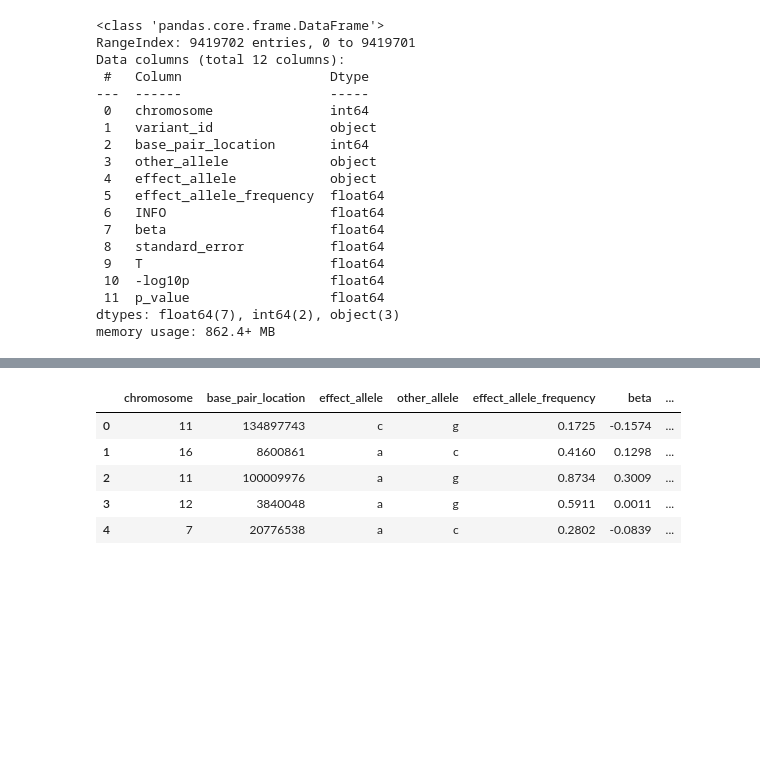
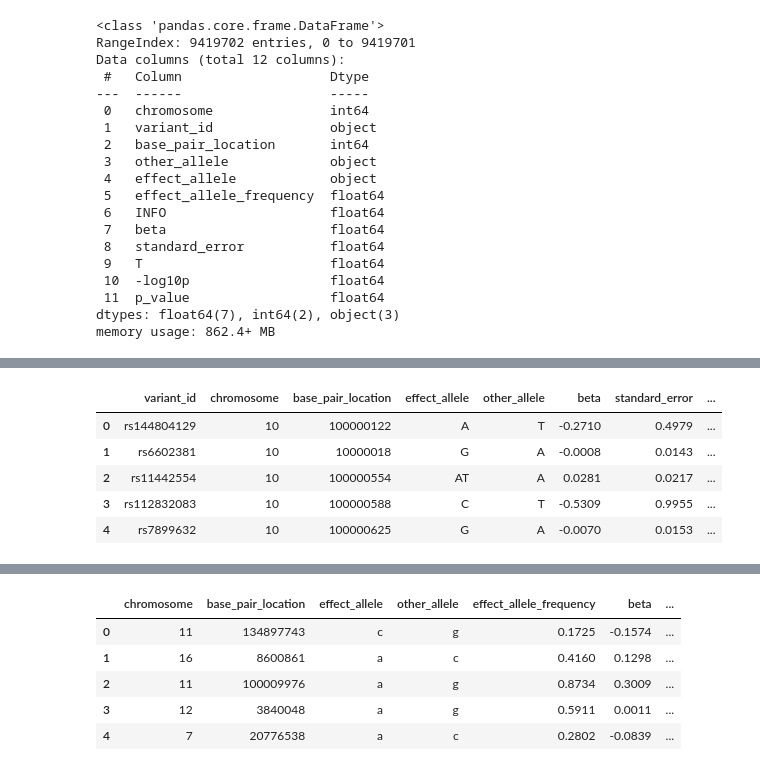
Before and after one commit to Aje026/Genetic-Overlap-in-Female-Biased-Disorders, a Jupyter notebook: GWAS_summary_statistics.ipynb, the cells around one changed output, grey strips where cells are left out. Cells and saved outputs as stored; diff of their text form; code cells hidden in the pictures; blank space fills up the shorter version.

```diff
--- a/GWAS_summary_statistics.ipynb
+++ b/GWAS_summary_statistics.ipynb
@@ -71,7 +94,9 @@ scleroderma_df = scleroderma_df[['SNP', 'P', 'A1', 'A2', 'OR']]
 # scleroderma_df = scleroderma_df.rename(columns={'SNP':'rs_id', 'P':'p_value'})
 # other_dfs.append(scleroderma_df)
 # %%
-myasthenia_df = pd.read_csv('Summary_statistics/raw/myastheria_gravis.tsv', sep='\t', comment='#')
-myasthenia_df = myasthenia_df[['variant_id', 'p_value']]
+myasthenia_df = pd.read_csv('myastheria_gravis.tsv', sep='\t', comment='#')
+myasthenia_df = myasthenia_df[myasthenia_df['p_value'] <= 0.05]
+""" myasthenia_df = myasthenia_df[['variant_id', 'p_value']]
 myasthenia_df = myasthenia_df.rename(columns={'variant_id':'rs_id'})
-other_dfs.append(myasthenia_df)
+other_dfs.append(myasthenia_df) """
+myasthenia_df.head()
@@ -78,6 +112,14 @@ other_dfs.append(myasthenia_df)
 # %%
-rh_arthritis_df = pd.read_csv('Summary_statistics/raw/rheumatoid_arthritis.tsv', sep='\t', comment='#')
-rh_arthritis_df = rh_arthritis_df[['variant_id', 'p_value']]
+rh_arthritis_df = pd.read_csv('rheumatoid_arthritis.tsv', sep='\t', comment='#')
+""" rh_arthritis_df = rh_arthritis_df[['variant_id', 'p_value']]
 rh_arthritis_df.rename(columns={'variant_id':'rs_id'})
-other_dfs.append(rh_arthritis_df)
+other_dfs.append(rh_arthritis_df) """
+rh_arthritis_df.head()
+# %% [output]
+|  | variant_id | chromosome | base_pair_location | effect_allele | other_allele | beta | standard_error | ... |
+| 0 | rs144804129 | 10 | 100000122 | A | T | -0.2710 | 0.4979 | ... |
+| 1 | rs6602381 | 10 | 10000018 | G | A | -0.0008 | 0.0143 | ... |
+| 2 | rs11442554 | 10 | 100000554 | AT | A | 0.0281 | 0.0217 | ... |
+| 3 | rs112832083 | 10 | 100000588 | C | T | -0.5309 | 0.9955 | ... |
+| 4 | rs7899632 | 10 | 100000625 | G | A | -0.0070 | 0.0153 | ... |
 # %%
```
Also changed, not shown: parts of 11 cells of this notebook, 4 other files.
